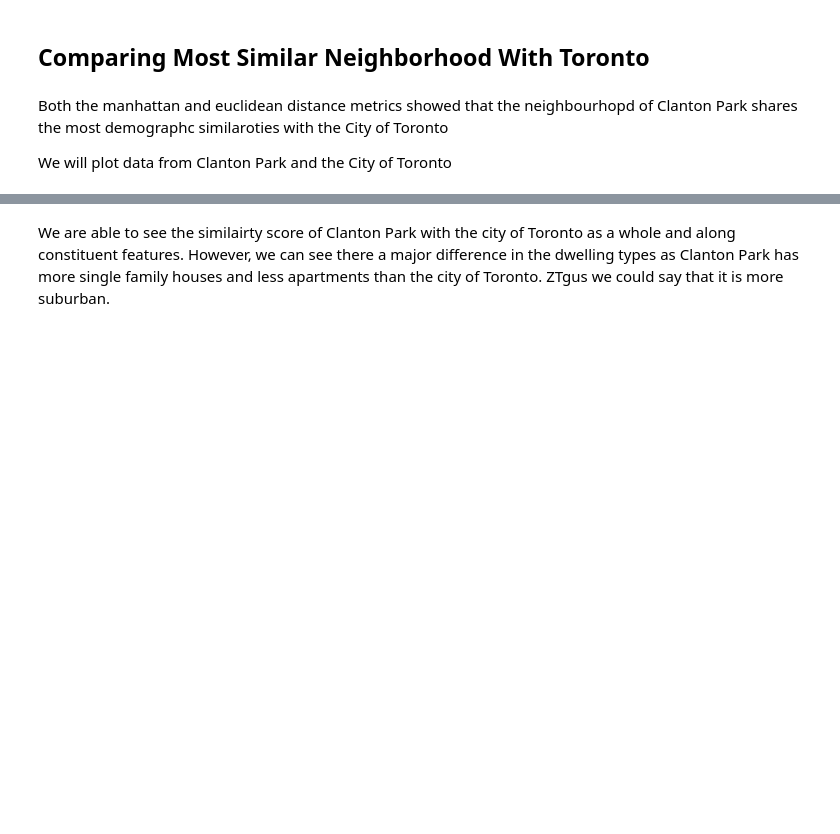
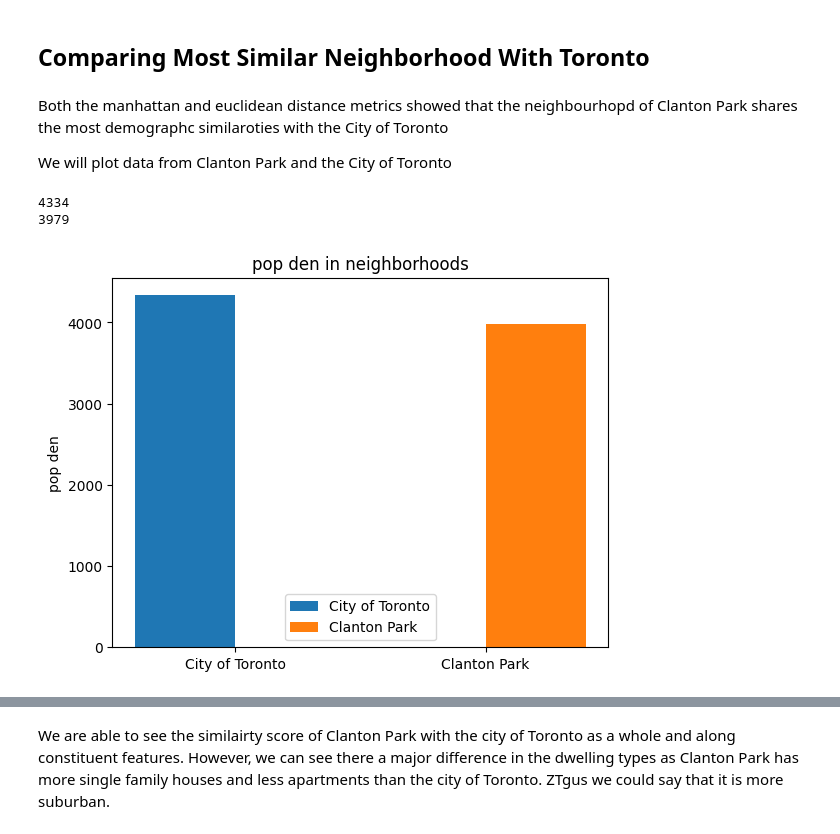
Before and after one commit to Simha-Kalimipalli/toronto-hoods-housing, a Jupyter notebook: C1_Toronto_Neighborhoods/P3_What_Toronto_Neighborhood_is_Most_Respresentative_of_the_Metro.ipynb, the cells around one changed output, grey strips where cells are left out. Drawn from its saved outputs; the diff is of its cells as text; code cells hidden in the pictures; blank space fills up the shorter version.

```diff
--- a/C1_Toronto_Neighborhoods/P3_What_Toronto_Neighborhood_is_Most_Respresentative_of_the_Metro.ipynb
+++ b/C1_Toronto_Neighborhoods/P3_What_Toronto_Neighborhood_is_Most_Respresentative_of_the_Metro.ipynb
@@ -323,26 +344,31 @@ Both the manhattan and euclidean distance metrics showed that the neighbourhopd
 We will plot data from Clanton Park and the City of Toronto
 # %%
 # Import data
+data = pd.read_csv("drive/My Drive/development/MachineLearning/Neighborhoods/data_in/C1_Toronto_Neighborhoods/focussed_neighborhoods_data.csv", encoding='utf-8',index_col=False)
 data['pop_den']=data['pop_den'].str.replace(',','')
 data['pop_den']=pd.to_numeric(data['pop_den'],errors='coerce').fillna(0, downcast='infer')
 #print(data['pop_den'])
 #data['pop_den'][0].plot.bar(rot=0)#figue figsize
 print(data["pop_den"][0])
 print(data["pop_den"][26])
 X = ['City of Toronto','Clanton Park']
 Yrrr = [data["pop_den"][0],0]
 Zrr = [0,data["pop_den"][26]]
 
 # plot
 X_axis = np.arange(len(X))
 plt.bar(X_axis - 0.2, Yrrr, 0.4, label = 'City of Toronto')
 plt.bar(X_axis + 0.2, Zrr, 0.4, label = 'Clanton Park')
 plt.xticks(X_axis, X)
 #plt.xlabel("Groups")
 plt.ylabel("pop den")
 plt.title("pop den in neighborhoods")
 plt.legend()
 plt.show()
+# %% [output]
+4334
+3979
+[figure, added]
 # %%
 #transform data
 data = data.drop(columns=['pop_den'])
```
Also changed, not shown: parts of 14 cells of this notebook, 4 other files.
